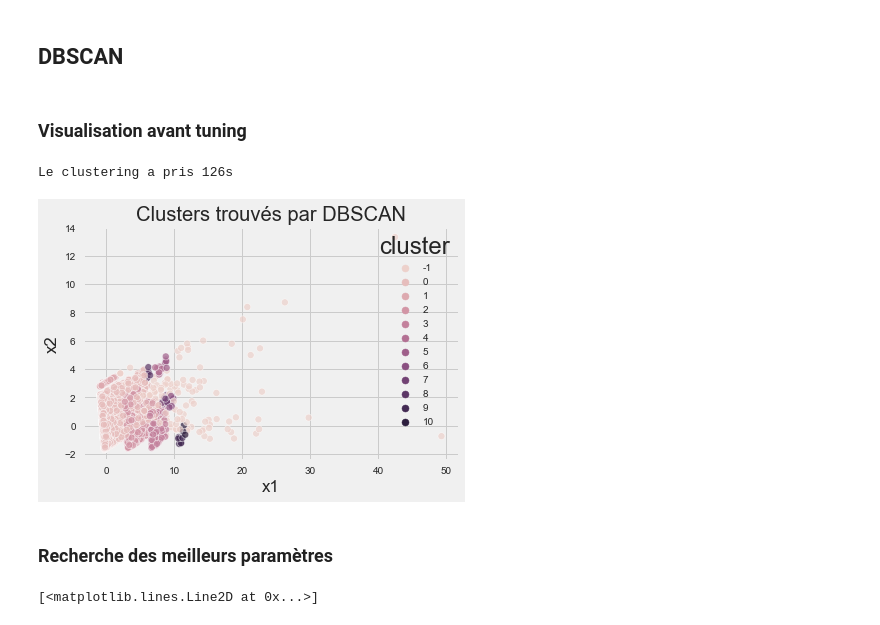
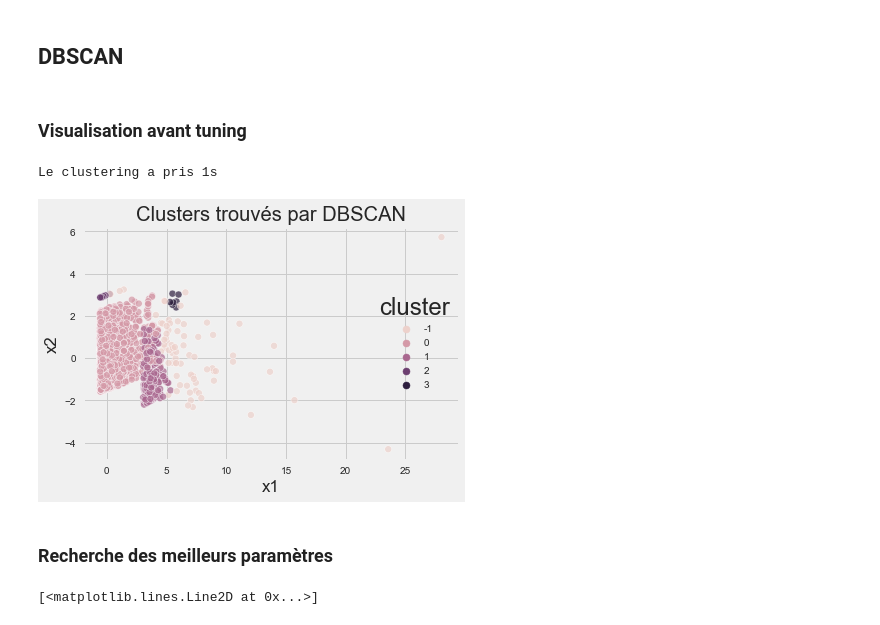
Before and after one commit to Abdess/olist, a Jupyter notebook: POLIST_02_notebookessais.ipynb, the cells around one changed output. Saved outputs shown, nothing was run; the diff lists cells and outputs as text; code cells hidden in the pictures.

```diff
--- a/POLIST_02_notebookessais.ipynb
+++ b/POLIST_02_notebookessais.ipynb
@@ -474,14 +474,14 @@ Text(0.5, 0.98, "Evolution de l'AMI")
 # %% [markdown]
 ## DBSCAN
-# %% [markdown]
-### Visualisation avant tuning
+# %% [markdown]
+### Visualisation avant tuning
 # %%
-pca_clusters(df_rfm, cluster.DBSCAN, (), {})
+pca_clusters(df_rfm_sample, cluster.DBSCAN, (), {})
 # %% [output]
-Le clustering a pris 126s
+Le clustering a pris 1s
-[figure, old version]
+[figure, new version]
-# %% [markdown]
-### Recherche des meilleurs paramètres
+# %% [markdown]
+### Recherche des meilleurs paramètres
 # %%
 neighbors = NearestNeighbors(n_neighbors=6)
 neighbors_fit = neighbors.fit(scaled_samples)
```
Also changed, not shown: parts of 70 cells of this notebook, 2 other files.
